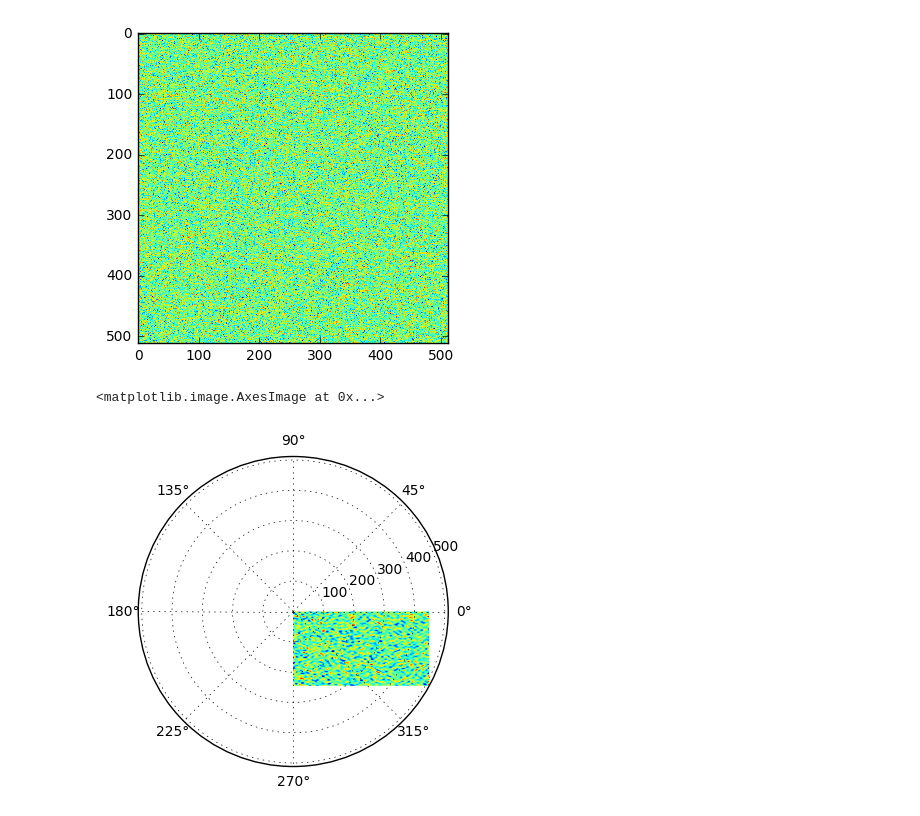
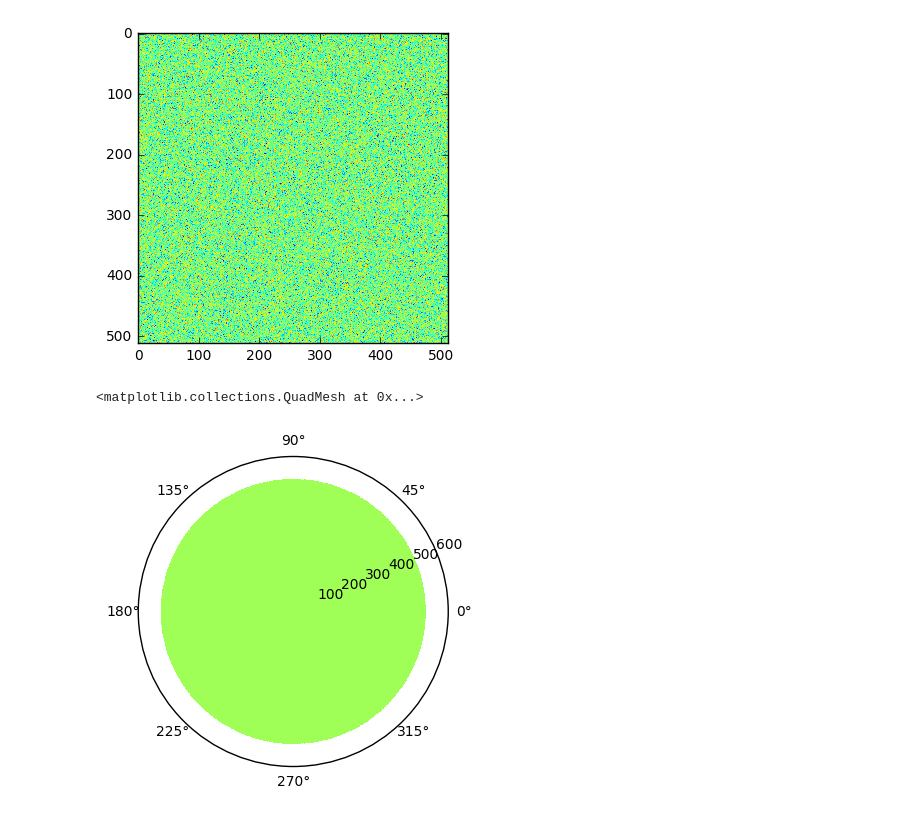
Before and after one commit to jsoishi/gsf_project, a Jupyter notebook: python/notebooks/Filter Field for 3D.ipynb, the cells around one changed output. Saved outputs shown, nothing was run; the diff lists cells and outputs as text; code cells hidden in the pictures.

Commit message:
added support for graphics in cylinders.

```diff
--- a/python/notebooks/Filter Field for 3D.ipynb
+++ b/python/notebooks/Filter Field for 3D.ipynb
@@ -20,7 +20,7 @@ import dedalus.public as de
 import numpy as np
 import matplotlib.pyplot as plt
 # %%
-r = de.Chebyshev('r',512)
+r = de.Chebyshev('r',512,interval=[0.2,1.2])
 z = de.Fourier('z',512)
 theta =de.Fourier('theta',512)
 
@@ -38,9 +38,3 @@ plt.imshow(temp['g'][:,0,:],interpolation='None')
 [figure]
 # %%
 filter_field(temp,frac=0.1)
-# %%
-ax=plt.axes(polar=True)
-ax.imshow(temp['g'][:,250,:],interpolation='None')
-# %% [output]
-<matplotlib.image.AxesImage at 0x...>
-[figure, removed]
@@ -48,0 +43,8 @@ ax=plt.axes
+# %%
+dplane = plot_tools.get_plane(plot_tools.FieldWrapper(temp),1,2,(0,slice(None),slice(None)))
+
+ax=plt.axes(polar=True)
+ax.pcolormesh(dplane[0],dplane[1],dplane[2])
+# %% [output]
+<matplotlib.collections.QuadMesh at 0x...>
+[figure, added]
```
Also changed, not shown: parts of 3 cells of this notebook.
